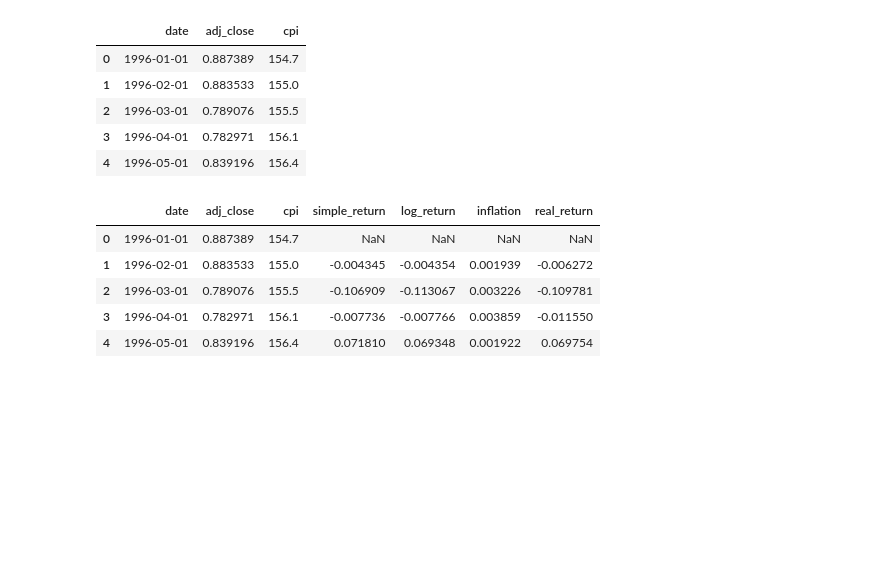
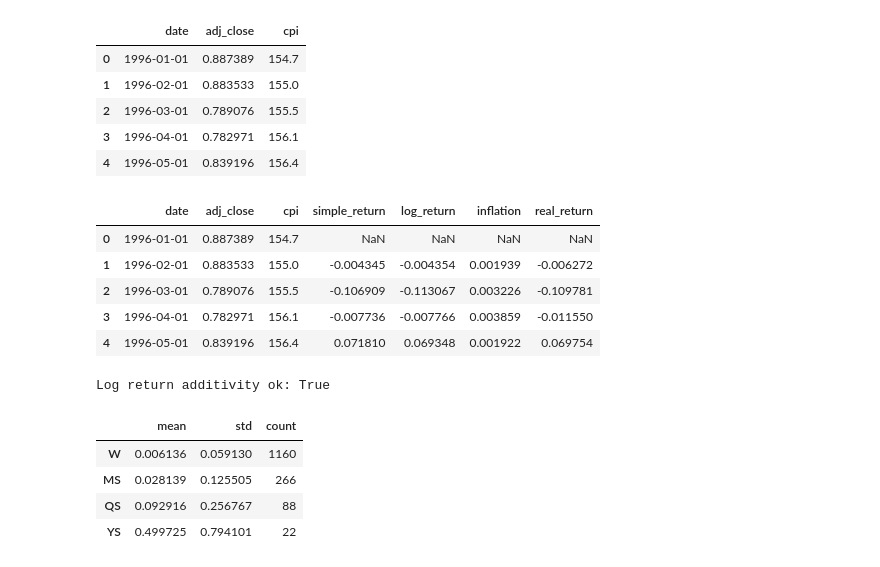
Before and after one commit to FullStackAnalyst/SM-ML-DL-FL, a Jupyter notebook: Experiment/Finance Notebooks/NDL.ipynb, the cells around one changed output. Cells and saved outputs as stored; diff of their text form; code cells hidden in the pictures; blank space fills up the shorter version.

```diff
--- a/Experiment/Finance Notebooks/NDL.ipynb
+++ b/Experiment/Finance Notebooks/NDL.ipynb
@@ -76,3 +75,34 @@ data.head()
 | 2 | 1996-03-01 | 0.789076 | 155.5 | -0.106909 | -0.113067 | 0.003226 | -0.109781 |
 | 3 | 1996-04-01 | 0.782971 | 156.1 | -0.007736 | -0.007766 | 0.003859 | -0.011550 |
 | 4 | 1996-05-01 | 0.839196 | 156.4 | 0.071810 | 0.069348 | 0.001922 | 0.069754 |
+# %%
+px_w = df.set_index("date")["adj_close"]
+log_ret_w = df.set_index("date")["log_return"]  # ✅ daily
+
+freq_returns_w = {
+    f: px_w.resample(f).last().pct_change().dropna() for f in ["W", "MS", "QS", "YS"]
+}
+
+# Additivity check: daily log return jog = monthly log return
+monthly_log_w = log_ret_w.resample("MS").sum()
+check_w = np.log(px_w.resample("MS").last()).diff()
+print(
+    "Log return additivity ok:",
+    np.allclose(monthly_log_w.iloc[1:], check_w.iloc[1:], atol=1e-6),
+)
+
+summary_w = pd.DataFrame(
+    {
+        "mean": {f: r.mean() for f, r in freq_returns_w.items()},
+        "std": {f: r.std() for f, r in freq_returns_w.items()},
+        "count": {f: len(r) for f, r in freq_returns_w.items()},
+    }
+)
+summary_w
+# %% [output]
+Log return additivity ok: True
+|  | mean | std | count |
+| W | 0.006136 | 0.059130 | 1160 |
+| MS | 0.028139 | 0.125505 | 266 |
+| QS | 0.092916 | 0.256767 | 88 |
+| YS | 0.499725 | 0.794101 | 22 |
```
Also changed, not shown: parts of 7 cells of this notebook, 1 other file.
